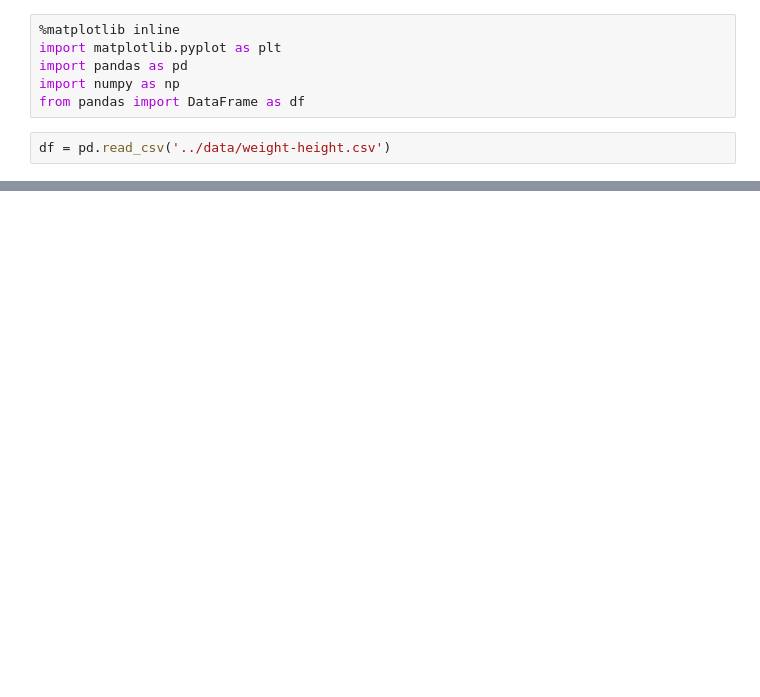
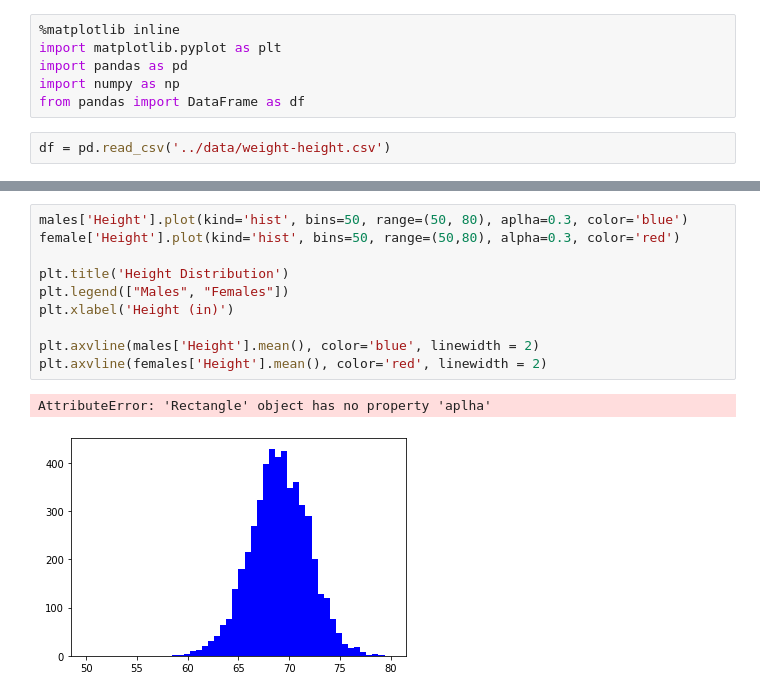
Before and after one commit to janakhpon/ZTDLearning, a Jupyter notebook: Untitled2.ipynb, the cells around one changed output, grey strips where cells are left out. Saved outputs shown, nothing was run; the diff lists cells and outputs as text; blank space fills up the shorter version.

```diff
--- a/Untitled2.ipynb
+++ b/Untitled2.ipynb
@@ -50,0 +63,13 @@ _=df.plot(kind='scatter', x="Weight", y="Height")
+# %%
+males['Height'].plot(kind='hist', bins=50, range=(50, 80), aplha=0.3, color='blue')
+female['Height'].plot(kind='hist', bins=50, range=(50,80), alpha=0.3, color='red')
+
+plt.title('Height Distribution')
+plt.legend(["Males", "Females"])
+plt.xlabel('Height (in)')
+
+plt.axvline(males['Height'].mean(), color='blue', linewidth = 2)
+plt.axvline(females['Height'].mean(), color='red', linewidth = 2)
+# %% [output]
+AttributeError: 'Rectangle' object has no property 'aplha'
+[figure, added]
```
Also changed, not shown: parts of 8 cells of this notebook, 16 other files.
